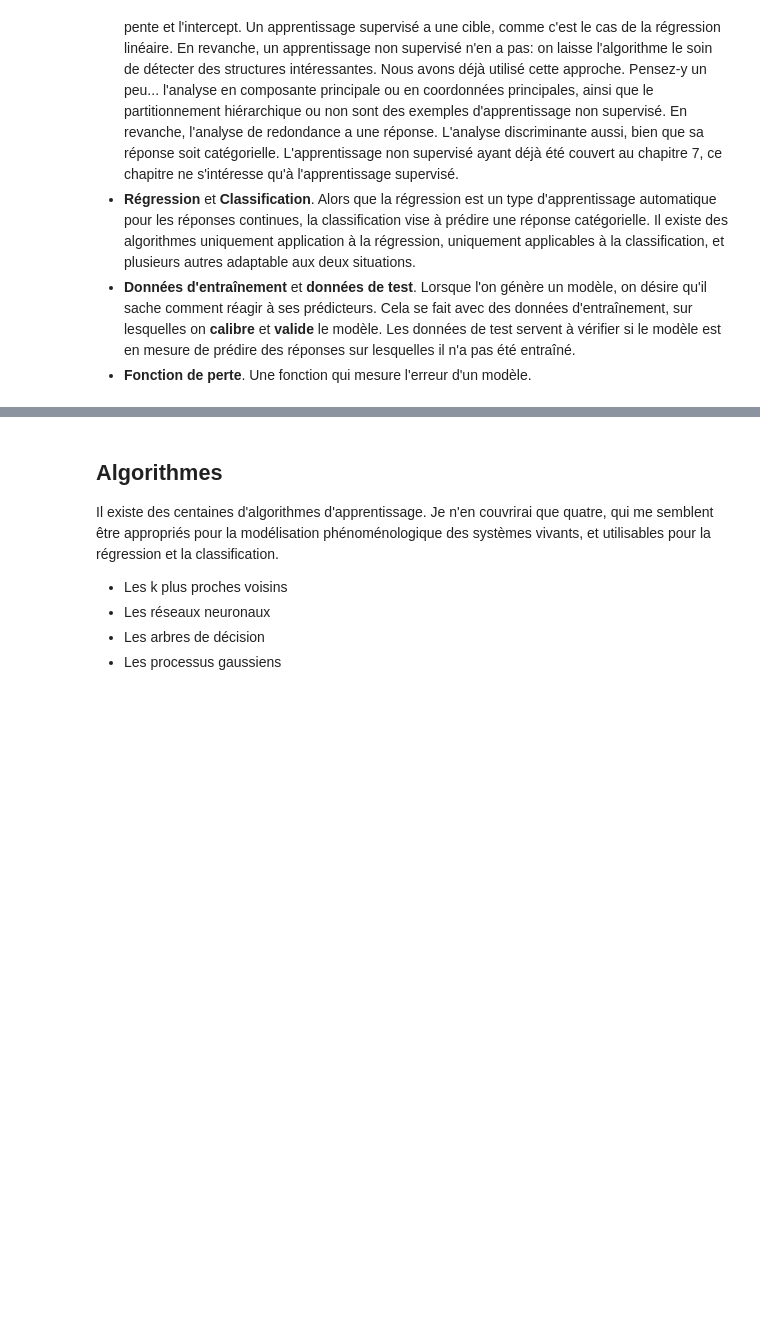
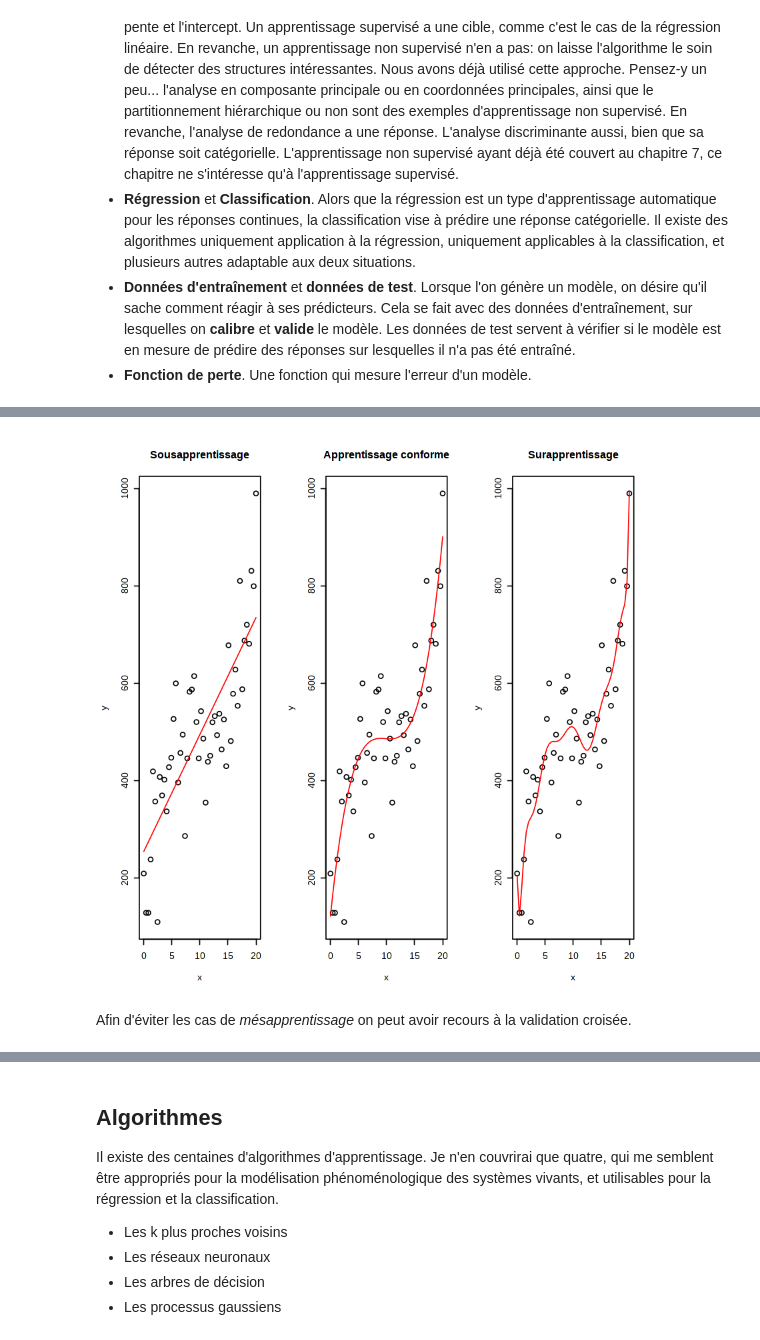
Before and after one commit to essicolo/ecologie-mathematique-R, a Jupyter notebook: 11_apprentissage-automatique/11_apprentissage_automatique.ipynb, the cells around one changed output, grey strips where cells are left out. Cells and saved outputs as stored; diff of their text form; code cells hidden in the pictures; blank space fills up the shorter version.

```diff
--- a/11_apprentissage-automatique/11_apprentissage_automatique.ipynb
+++ b/11_apprentissage-automatique/11_apprentissage_automatique.ipynb
@@ -67,0 +46,25 @@ En résumé,
+# %%
+set.seed(633)
+n <- 50
+x <- seq(0, 20, length = n)
+y <- 500 + 0.4 * (x-10)^3 + rnorm(n, mean=10, sd=80) # le bruit est généré par rnorm()
+
+par(mfrow = c(1, 3))
+plot(x, y, main = "Sousapprentissage")
+lines(x, predict(lm(y~x)), col = "red")
+
+plot(x, y, main = "Apprentissage conforme")
+lines(x,
+      predict(lm(y~x + I(x^2) + I(x^3))),
+      col = "red")
+
+plot(x, y, main = "Surapprentissage")
+lines(x,
+      predict(lm(y~x + I(x^2) + I(x^3) + I(x^4) +
+                 I(x^5) + I(x^6) + I(x^7) + I(x^8) +
+                 I(x^9) + I(x^10) + I(x^11) + I(x^12))),
+      col = "red")
+# %% [output]
+[figure, added]
+# %% [markdown]
+Afin d'éviter les cas de *mésapprentissage* on peut avoir recours à la validation croisée.
```
Also changed, not shown: parts of 26 cells of this notebook.
